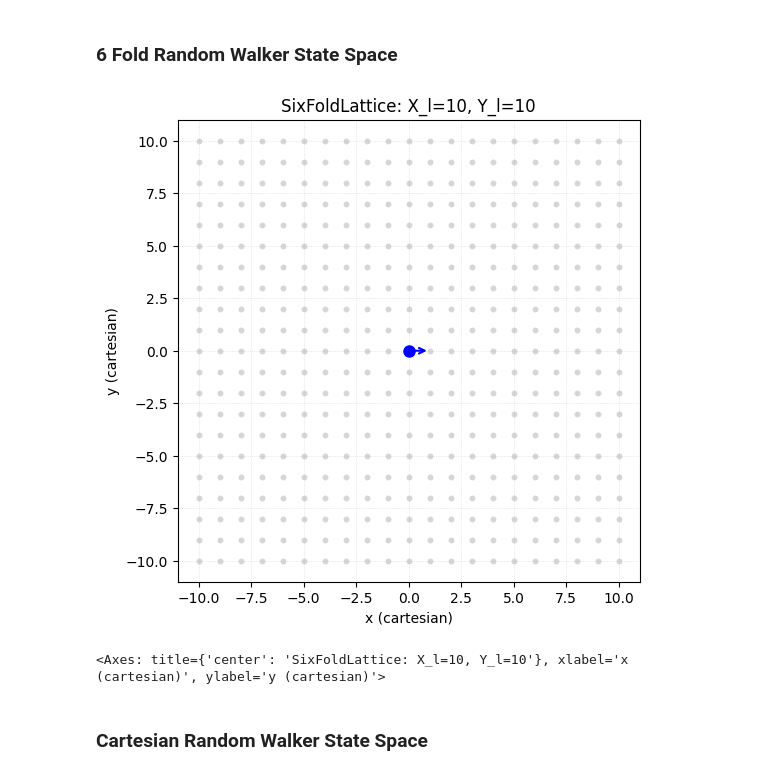
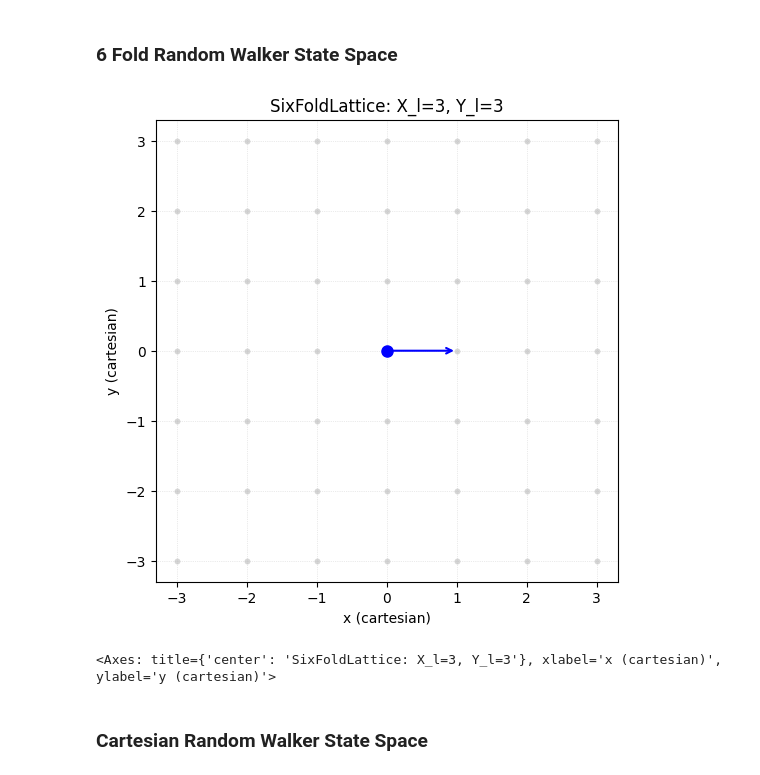
Before and after one commit to ckCrimson/Field_Dynamic_System, a Jupyter notebook: sample.ipynb, the cells around one changed output. Saved outputs shown, nothing was run; the diff lists cells and outputs as text; code cells hidden in the pictures.

Commit message:
Reaching implementation for the RandomWalker and Reaching testing

```diff
--- a/sample.ipynb
+++ b/sample.ipynb
@@ -3387,12 +3397,12 @@ class SixFoldRandomWalkerStateSpace(StatSpace[SixFoldRandomWalkerState]):
     def toString(self):
       for s in self.get_all_states():
         print(s)
-# %%
-sex = SixFoldRandomWalkerStateSpace(10,10,SixFoldRandomWalkerState(GridState(0,0),6))
-sex.plot_state_space()
-# %% [output]
-[figure, removed]
-<Axes: title={'center': 'SixFoldLattice: X_l=10, Y_l=10'}, xlabel='x (cartesian)', ylabel='y (cartesian)'>
+# %%
+sex = SixFoldRandomWalkerStateSpace(3,3,SixFoldRandomWalkerState(GridState(0,0),6))
+sex.plot_state_space()
+# %% [output]
+[figure, added]
+<Axes: title={'center': 'SixFoldLattice: X_l=3, Y_l=3'}, xlabel='x (cartesian)', ylabel='y (cartesian)'>
 # %% [markdown]
 ### Cartesian Random Walker State Space
 # %%
```
Also changed, not shown: parts of 17 cells of this notebook.
